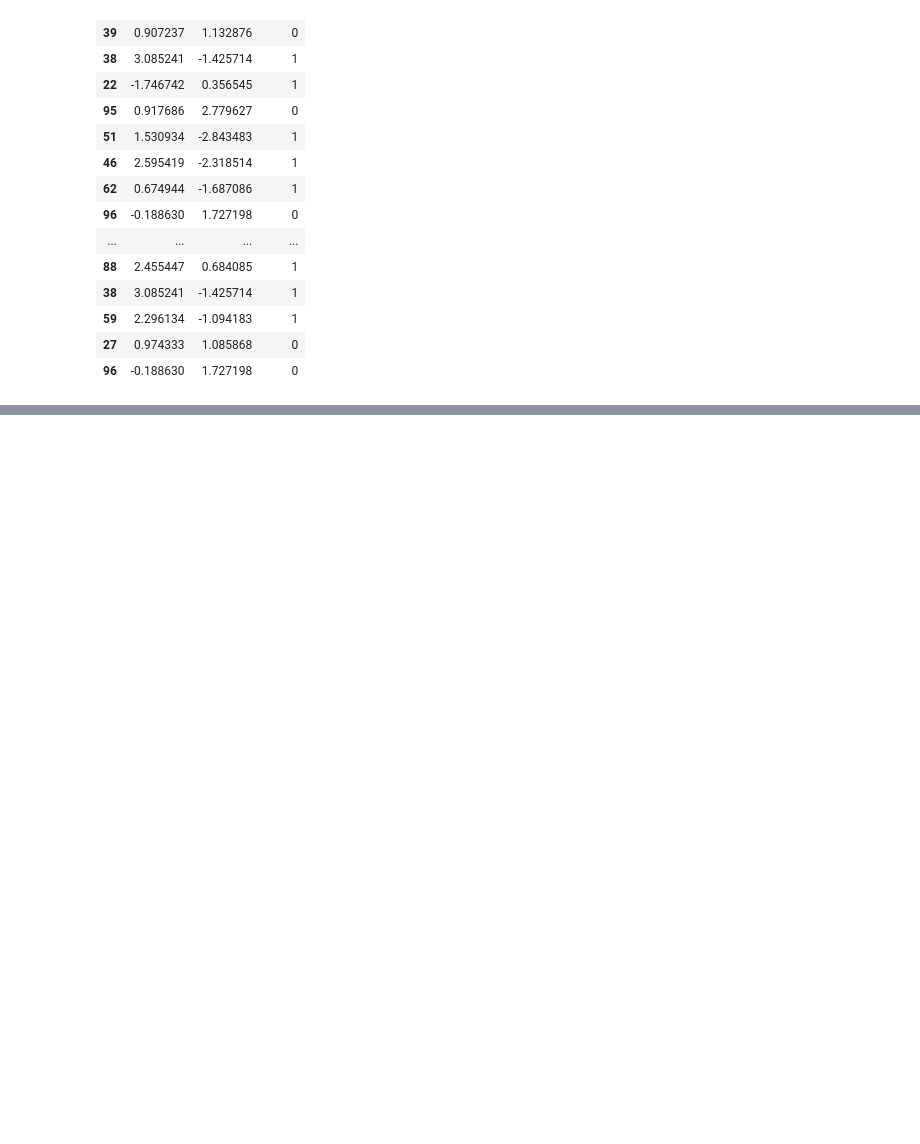
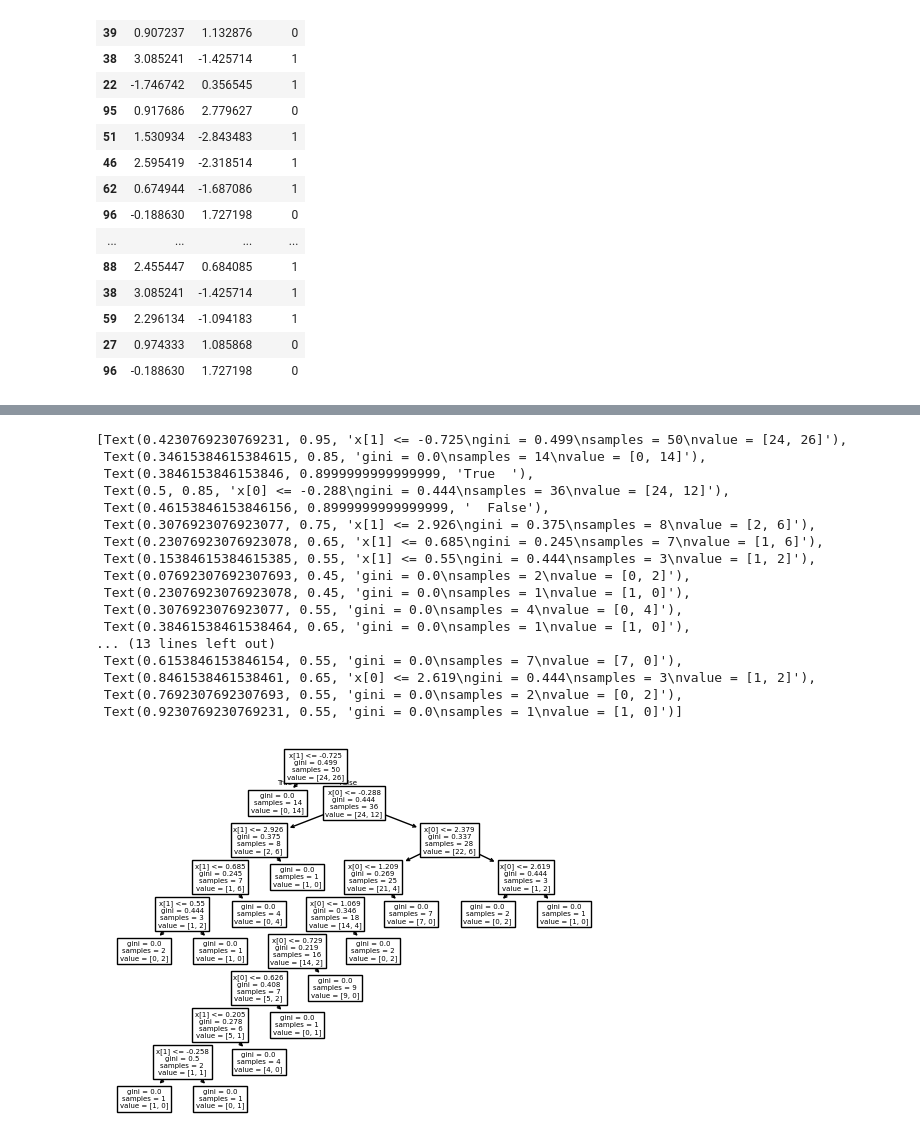
Before and after one commit to SwaroopDangal/ml-learn, a Jupyter notebook: 53.RandomForest/random.ipynb, the cells around one changed output, grey strips where cells are left out. Drawn from its saved outputs; the diff is of its cells as text; code cells hidden in the pictures; blank space fills up the shorter version.

```diff
--- a/53.RandomForest/random.ipynb
+++ b/53.RandomForest/random.ipynb
@@ -84,0 +119,21 @@ df3 = combined_sampling(df,0.5,0.5)
+# %%
+plot_tree(clf2)
+# %% [output]
+[Text(0.4230769230769231, 0.95, 'x[1] <= -0.725\ngini = 0.499\nsamples = 50\nvalue = [24, 26]'),
+ Text(0.34615384615384615, 0.85, 'gini = 0.0\nsamples = 14\nvalue = [0, 14]'),
+ Text(0.3846153846153846, 0.8999999999999999, 'True  '),
+ Text(0.5, 0.85, 'x[0] <= -0.288\ngini = 0.444\nsamples = 36\nvalue = [24, 12]'),
+ Text(0.46153846153846156, 0.8999999999999999, '  False'),
+ Text(0.3076923076923077, 0.75, 'x[1] <= 2.926\ngini = 0.375\nsamples = 8\nvalue = [2, 6]'),
+ Text(0.23076923076923078, 0.65, 'x[1] <= 0.685\ngini = 0.245\nsamples = 7\nvalue = [1, 6]'),
+ Text(0.15384615384615385, 0.55, 'x[1] <= 0.55\ngini = 0.444\nsamples = 3\nvalue = [1, 2]'),
+ Text(0.07692307692307693, 0.45, 'gini = 0.0\nsamples = 2\nvalue = [0, 2]'),
+ Text(0.23076923076923078, 0.45, 'gini = 0.0\nsamples = 1\nvalue = [1, 0]'),
+ Text(0.3076923076923077, 0.55, 'gini = 0.0\nsamples = 4\nvalue = [0, 4]'),
+ Text(0.38461538461538464, 0.65, 'gini = 0.0\nsamples = 1\nvalue = [1, 0]'),
+... (13 lines left out)
+ Text(0.6153846153846154, 0.55, 'gini = 0.0\nsamples = 7\nvalue = [7, 0]'),
+ Text(0.8461538461538461, 0.65, 'x[0] <= 2.619\ngini = 0.444\nsamples = 3\nvalue = [1, 2]'),
+ Text(0.7692307692307693, 0.55, 'gini = 0.0\nsamples = 2\nvalue = [0, 2]'),
+ Text(0.9230769230769231, 0.55, 'gini = 0.0\nsamples = 1\nvalue = [1, 0]')]
+[figure, added]
```
Also changed, not shown: parts of 8 cells of this notebook.
